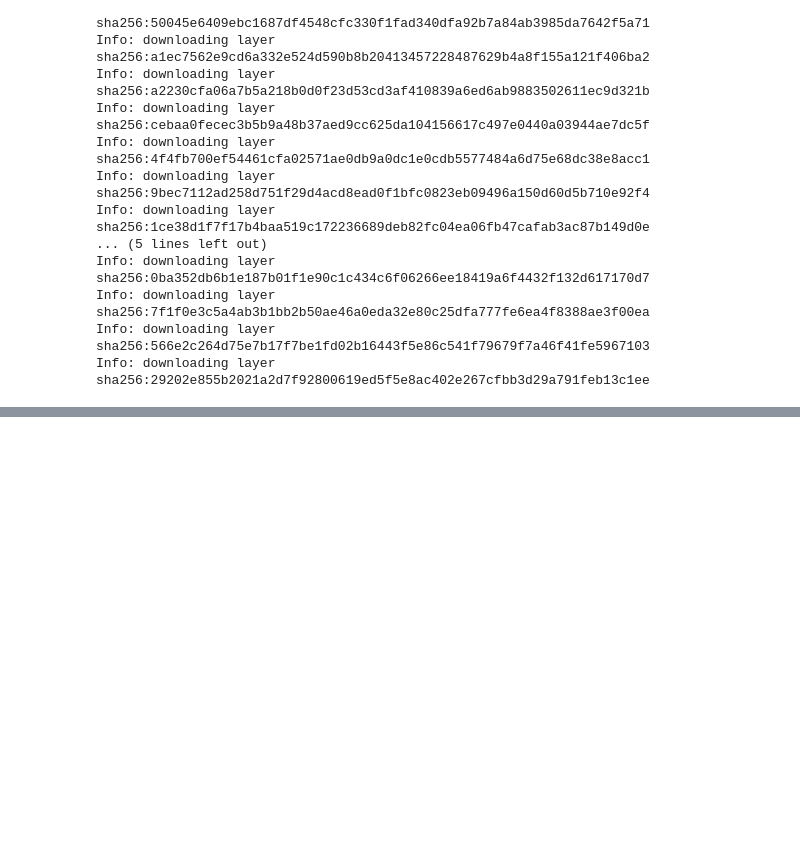
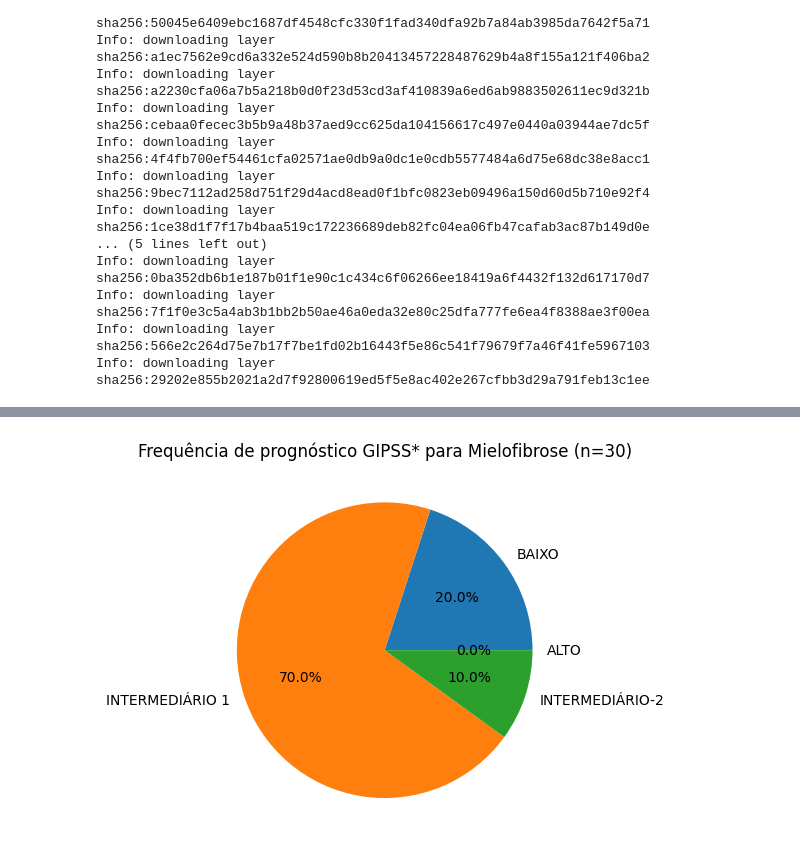
Before and after one commit to Thiiagoo777/Mielo1, a Jupyter notebook: PIPELINE_FILTRAGEM_DE_RISCO_MF.ipynb, the cells around one changed output, grey strips where cells are left out. Cells and saved outputs as stored; diff of their text form; code cells hidden in the pictures; blank space fills up the shorter version.

```diff
--- a/PIPELINE_FILTRAGEM_DE_RISCO_MF.ipynb
+++ b/PIPELINE_FILTRAGEM_DE_RISCO_MF.ipynb
@@ -292 +344,15 @@ CRITÉRIOS DE PONTUAÇÃO BASEADO EM GIPSS (adaptado)
 | 3 | +1 | Mutação Q157 em U2AF1 |
+# %%
+import numpy as npimport
+import matplotlib.pyplot as plt
+
+#Prognóstico de Mielofibrose - GIPSS adaptado
+labels = 'BAIXO', 'INTERMEDIÁRIO 1', 'INTERMEDIÁRIO-2', 'ALTO'
+sections = [6,21, 3, 0 ]
+
+plt.pie(sections, labels=labels, autopct = '%1.1f%%')
+
+plt.title('Frequência de prognóstico GIPSS* para Mielofibrose (n=30)')
+plt.show()
+# %% [output]
+[figure, added]
```
Also changed, not shown: parts of 39 cells of this notebook.
